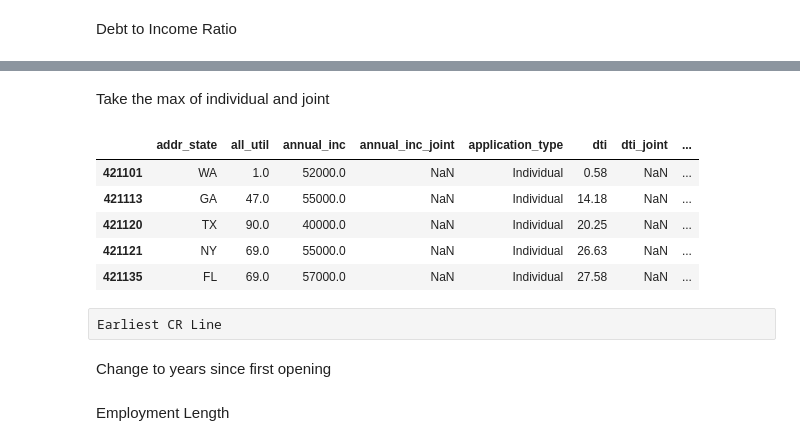
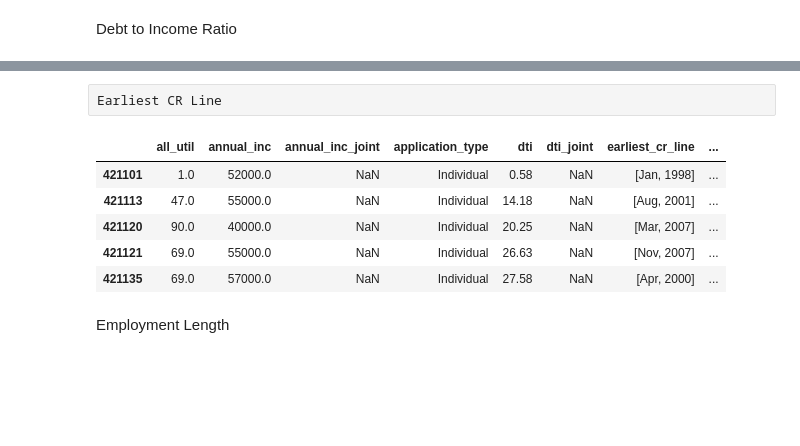
Before and after one commit to OazNomis/DSB_Project, a Jupyter notebook: Alex/1.PreprocessingAlex.ipynb, the cells around one changed output, grey strips where cells are left out. Saved outputs shown, nothing was run; the diff lists cells and outputs as text; code cells hidden in the pictures; blank space fills up the shorter version.

```diff
--- a/Alex/1.PreprocessingAlex.ipynb
+++ b/Alex/1.PreprocessingAlex.ipynb
@@ -204,11 +162,5 @@ Name: equal, dtype: int64
-# %% [markdown]
-Take the max of individual and joint
-# %%
-accepted_new.head()
-# %% [output]
-|  | addr_state | all_util | annual_inc | annual_inc_joint | application_type | dti | dti_joint | ... |
-| 421101 | WA | 1.0 | 52000.0 | NaN | Individual | 0.58 | NaN | ... |
-| 421113 | GA | 47.0 | 55000.0 | NaN | Individual | 14.18 | NaN | ... |
-| 421120 | TX | 90.0 | 40000.0 | NaN | Individual | 20.25 | NaN | ... |
-| 421121 | NY | 69.0 | 55000.0 | NaN | Individual | 26.63 | NaN | ... |
-| 421135 | FL | 69.0 | 57000.0 | NaN | Individual | 27.58 | NaN | ... |
+# %%
+#dropping nan and negative values
+
+accepted_new['dti'] = accepted_new['dti'].apply(lambda x: np.where(x<0,np.nan,x))
+accepted_new.dti.dropna(inplace=True)
@@ -216,9 +171,17 @@ accepted_new.head()
 Earliest CR Line
 # %%
 #no missing values but have to convert to date time object
-accepted_new['earliest_cr_line']=pd.to_datetime(accepted_new.earliest_cr_line)
+accepted_new['earliest_cr_line'] = accepted_new['earliest_cr_line'].str.split("-")
+accepted_new['year_since_earliest_crline'] = accepted_new['earliest_cr_line'].apply(lambda x: 2018 - int(x[1]))
+accepted_new.drop(labels='earliest_cr_line', axis=1)
+accepted_new.head()
+# %% [output]
+|  | all_util | annual_inc | annual_inc_joint | application_type | dti | dti_joint | earliest_cr_line | ... |
+| 421101 | 1.0 | 52000.0 | NaN | Individual | 0.58 | NaN | [Jan, 1998] | ... |
+| 421113 | 47.0 | 55000.0 | NaN | Individual | 14.18 | NaN | [Aug, 2001] | ... |
+| 421120 | 90.0 | 40000.0 | NaN | Individual | 20.25 | NaN | [Mar, 2007] | ... |
+| 421121 | 69.0 | 55000.0 | NaN | Individual | 26.63 | NaN | [Nov, 2007] | ... |
+| 421135 | 69.0 | 57000.0 | NaN | Individual | 27.58 | NaN | [Apr, 2000] | ... |
-# %% [markdown]
-Change to years since first opening
 # %% [markdown]
 Employment Length
 # %%
```
Also changed, not shown: parts of 18 cells of this notebook.
